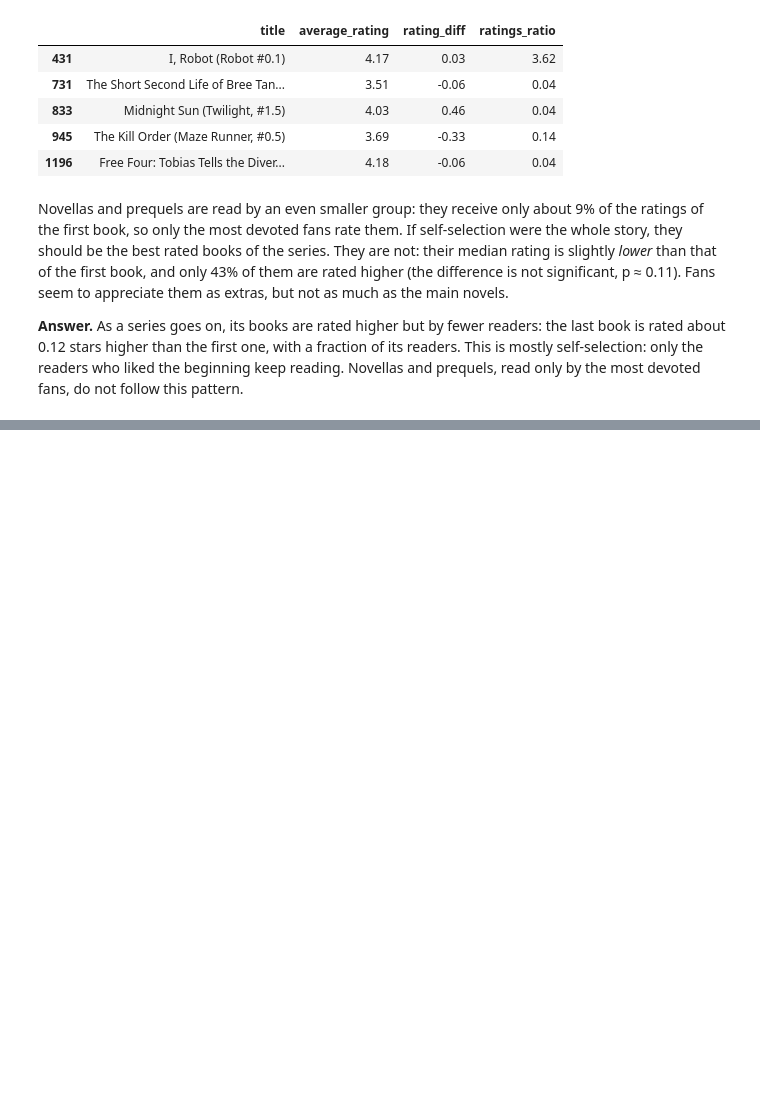
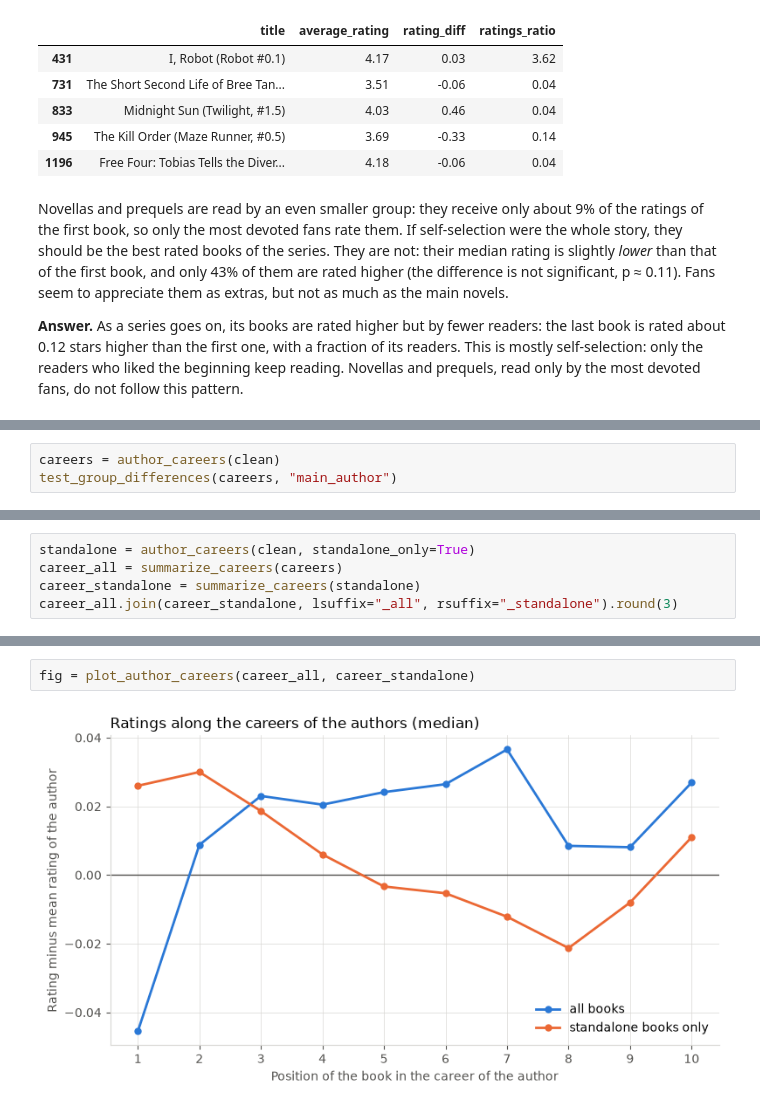
Before and after one commit to mbeyzademirkubuz/book-ratings-insights, a Jupyter notebook: notebooks/walkthrough.ipynb, the cells around one changed output, grey strips where cells are left out. Cells and saved outputs as stored; diff of their text form; blank space fills up the shorter version.

Commit message:
Add author career analysis and reorder the research questions

```diff
--- a/notebooks/walkthrough.ipynb
+++ b/notebooks/walkthrough.ipynb
@@ -620,0 +642,3 @@ pattern.
+# %%
+careers = author_careers(clean)
+test_group_differences(careers, "main_author")
@@ -620,0 +668,5 @@ pattern.
+# %%
+standalone = author_careers(clean, standalone_only=True)
+career_all = summarize_careers(careers)
+career_standalone = summarize_careers(standalone)
+career_all.join(career_standalone, lsuffix="_all", rsuffix="_standalone").round(3)
@@ -620,0 +686,4 @@ pattern.
+# %%
+fig = plot_author_careers(career_all, career_standalone)
+# %% [output]
+[figure, added]
```
Also changed, not shown: parts of 11 cells of this notebook, 3 other files.
